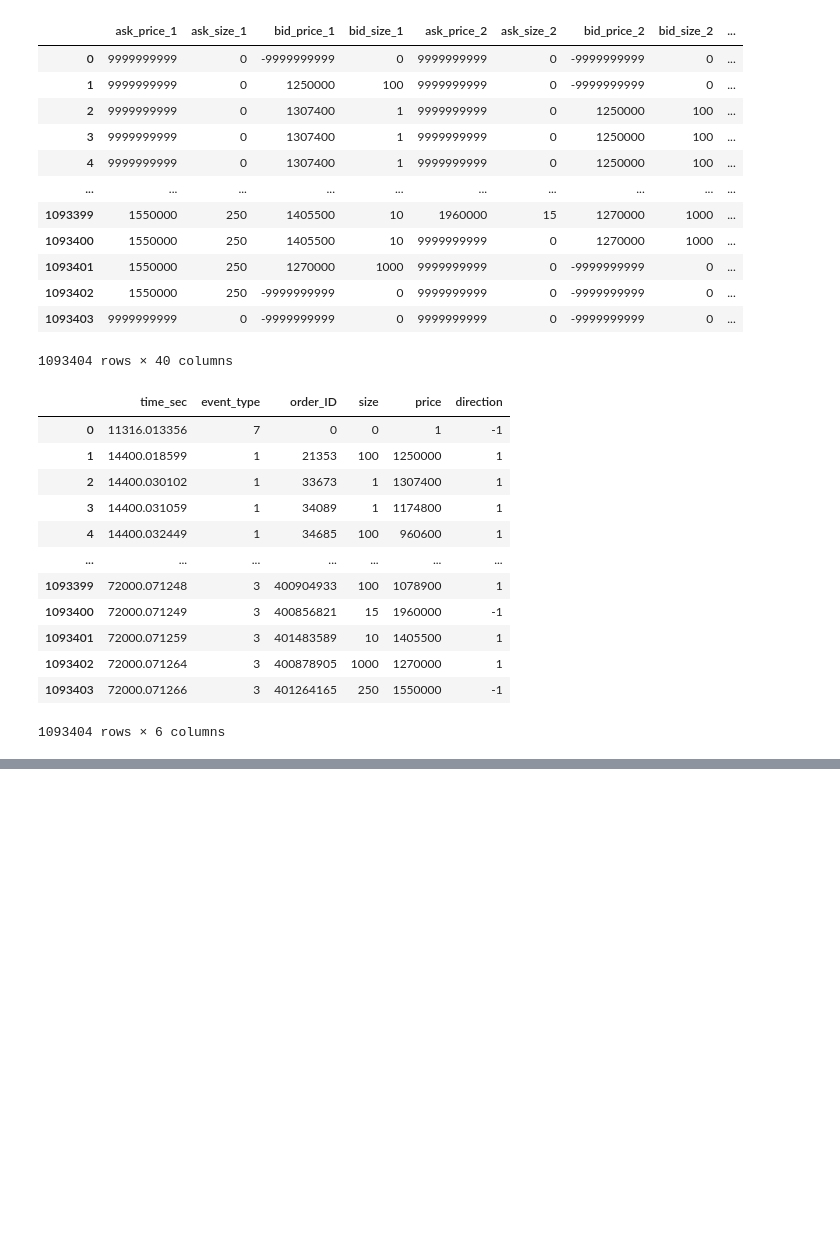
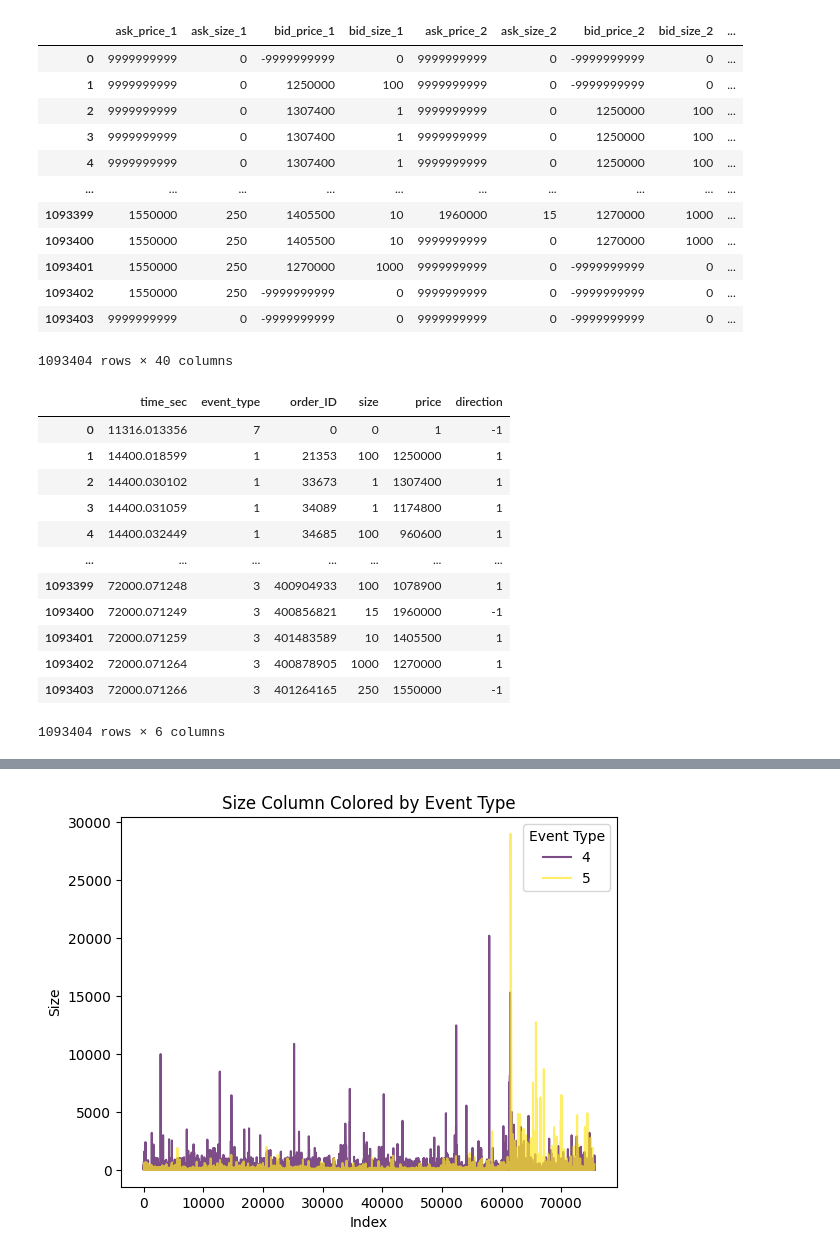
Before and after one commit to JingHui-Tan/dissertation-iceberg, a Jupyter notebook: EDA.ipynb, the cells around one changed output, grey strips where cells are left out. Saved outputs shown, nothing was run; the diff lists cells and outputs as text; code cells hidden in the pictures; blank space fills up the shorter version.

```diff
--- a/EDA.ipynb
+++ b/EDA.ipynb
@@ -69,0 +121,9 @@ AAPL_M
+# %%
+sns.lineplot(x=list(range(len(AAPL_M2_execute_size))), y='size', hue='event_type', palette='viridis', data=AAPL_M2_execute_size, alpha=0.7)
+plt.xlabel('Index')
+plt.ylabel('Size')
+plt.title('Size Column Colored by Event Type')
+plt.legend(title='Event Type')
+plt.show()
+# %% [output]
+[figure, added]
```
Also changed, not shown: parts of 33 cells of this notebook.
